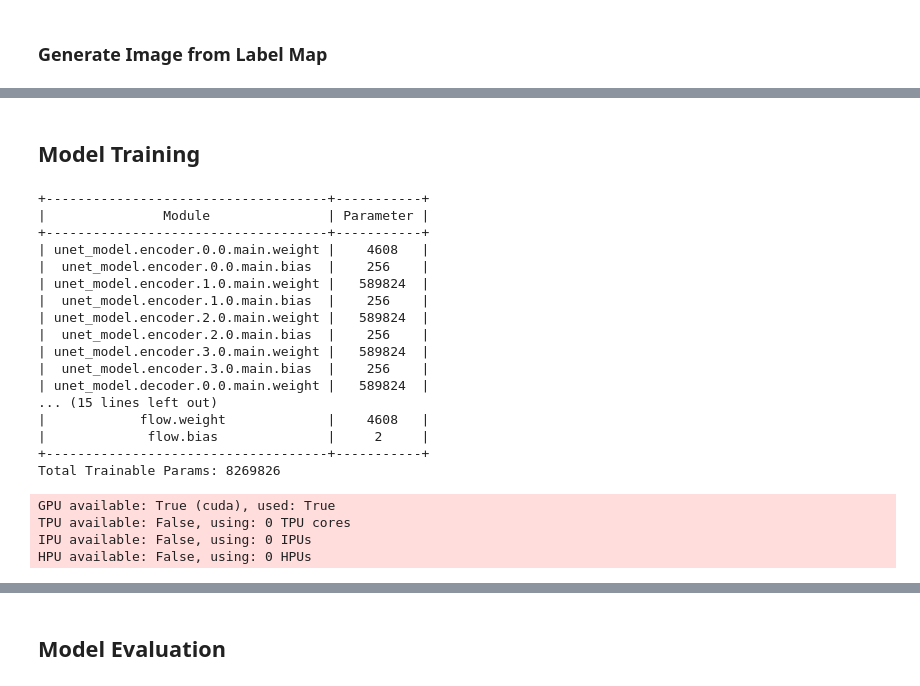
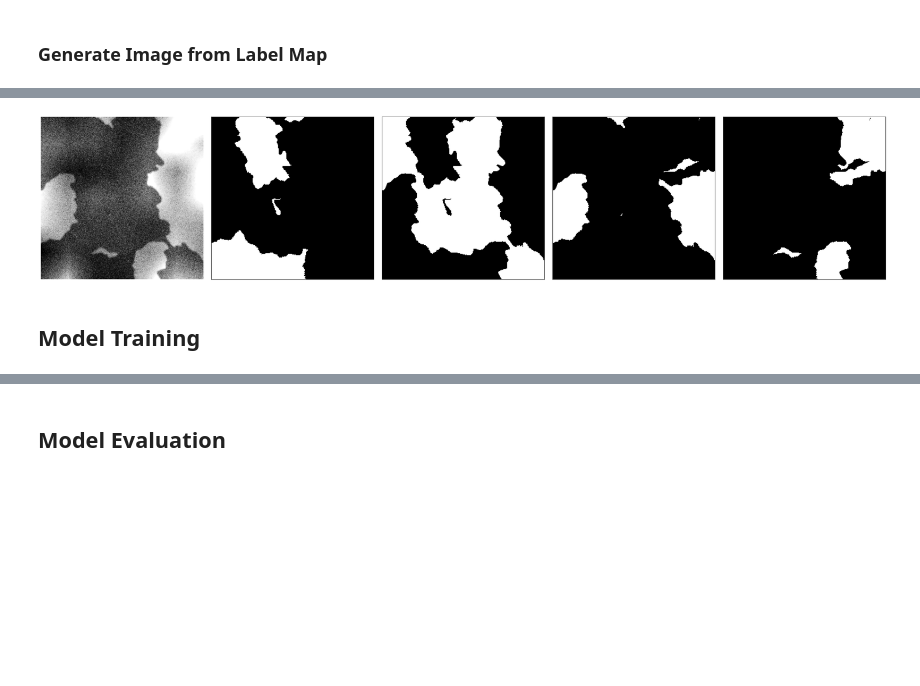
Before and after one commit to matt-kh/synthmorph-torch, a Jupyter notebook: synthmorph_demo.ipynb, the cells around one changed output, grey strips where cells are left out. Cells and saved outputs as stored; diff of their text form; code cells hidden in the pictures; blank space fills up the shorter version.

```diff
--- a/synthmorph_demo.ipynb
+++ b/synthmorph_demo.ipynb
@@ -65,9 +65,9 @@ plt.show()
 # %%
-# Warning: One label map takes a few seconds to generate
+# Warning: Labels with larger num_labels take longer to generate
 # WIP to use Torch instead of NumPy for label map  generation
 size= 40
 in_shape = (256,) * 2
-num_labels = 16
+num_labels = 4
 train_data = dm.SynthMorphDataset(
     size=size,
     input_size=in_shape,
@@ -77,14 +77,39 @@ train_data = dm.SynthMorphDataset(
 dataloader = DataLoader(
     dataset=train_data,
     batch_size=1,
+    shuffle=True,
     num_workers=8,
 )
+# %%
+# Example plot for an image and its labels
+results = next(iter(dataloader))
+image = results['fixed']
+label_map = results['fixed_map']
+# Plot each label of an image
+plot_num = num_labels + 1
+fig, axes = plt.subplots(1, plot_num, figsize=(plot_num*8, 8))
+axes[0].imshow(image.squeeze().tolist(), cmap='gray')
+axes[0].axis('off')
+for c in range(1, plot_num):
+    ax = axes[c]
+    label = label_map.squeeze().tolist()[c - 1]
+    for spine in ax.spines.values():
+        spine.set_edgecolor('black')
+        spine.set_linewidth(1)
+    ax.imshow(label, cmap='gray')
+    ax.set_xticks([])
+    ax.set_yticks([])
+
+plt.subplots_adjust(wspace=0.05)
+plt.show()
+# %% [output]
+[figure, added]
 # %% [markdown]
 ## Model Training
 # %%
 # You can generate the Torch version of the original author's weights from tf2torch.ipynb
 # State_dict weights for the registration model, different from PL checkpoint
-reg_weights = Path(".") / "torch_weights.pth"   # 'None' for no weight loading
+reg_weights = None #Path(".") / "torch_weights.pth"   # 'None' for no weight loading
 # Fresh model
 in_shape = (256,) * 2
 unet_enc_nf = [256] * 4
@@ -98,24 +123,6 @@ model = models.SynthMorph(
     reg_weights=reg_weights
 )
 n_param = utils.torch_model_parameters(model.reg_model)
-# %% [output]
-+------------------------------------+-----------+
-|               Module               | Parameter |
-+------------------------------------+-----------+
-| unet_model.encoder.0.0.main.weight |    4608   |
-|  unet_model.encoder.0.0.main.bias  |    256    |
-| unet_model.encoder.1.0.main.weight |   589824  |
-|  unet_model.encoder.1.0.main.bias  |    256    |
-| unet_model.encoder.2.0.main.weight |   589824  |
-|  unet_model.encoder.2.0.main.bias  |    256    |
-| unet_model.encoder.3.0.main.weight |   589824  |
-|  unet_model.encoder.3.0.main.bias  |    256    |
-| unet_model.decoder.0.0.main.weight |   589824  |
-... (15 lines left out)
-|            flow.weight             |    4608   |
-|             flow.bias              |     2     |
-+------------------------------------+-----------+
-Total Trainable Params: 8269826
 # %%
 # # Model from checkpoint
 # checkpoint_path = './lightning_logs/version_67/checkpoints/epoch=9999-step=400000.ckpt'
@@ -140,10 +147,5 @@ trainer = pl.Trainer(
     max_steps=max_steps,
     log_every_n_steps=steps
 )
-# %% [output]
-GPU available: True (cuda), used: True
-TPU available: False, using: 0 TPU cores
-IPU available: False, using: 0 IPUs
-HPU available: False, using: 0 HPUs
 # %%
 trainer.fit(model=model, train_dataloaders=dataloader)
```
Also changed, not shown: parts of 11 cells of this notebook, 2 other files.
